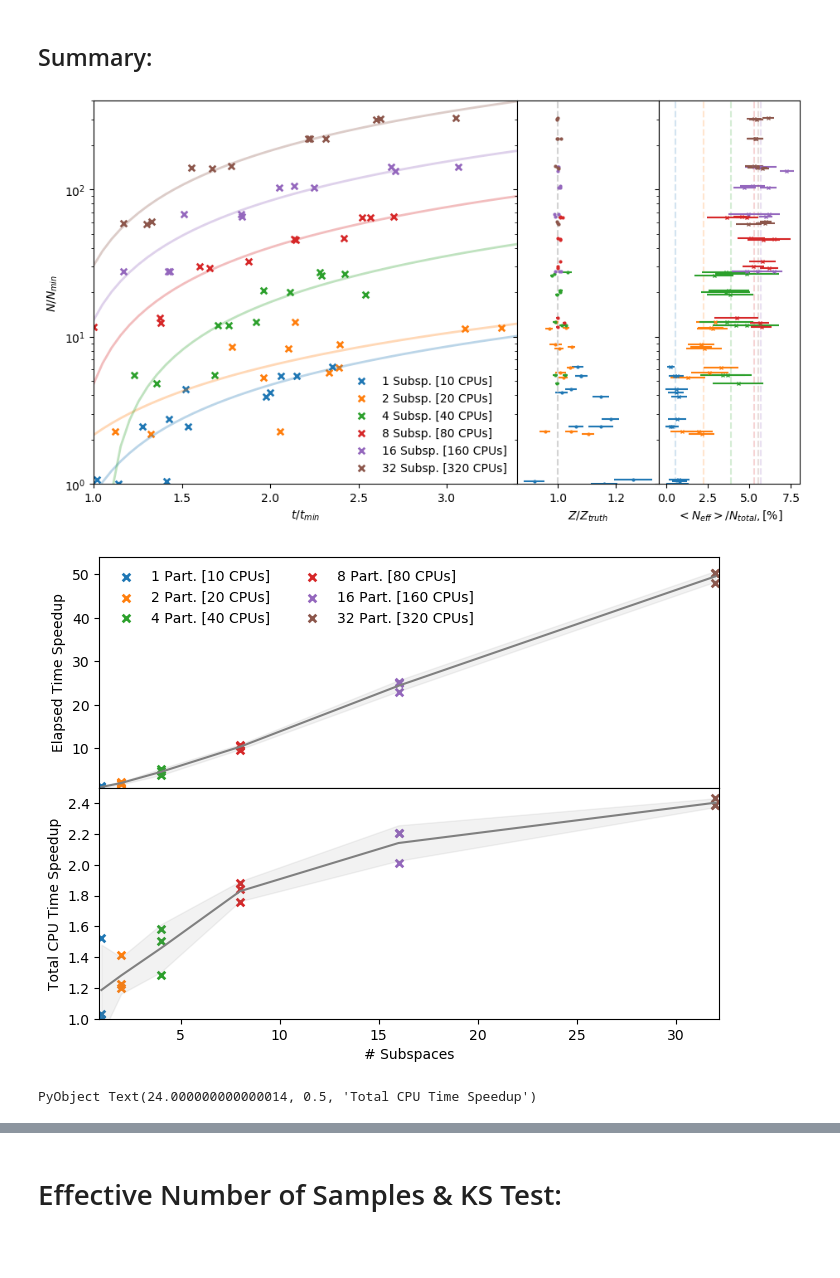
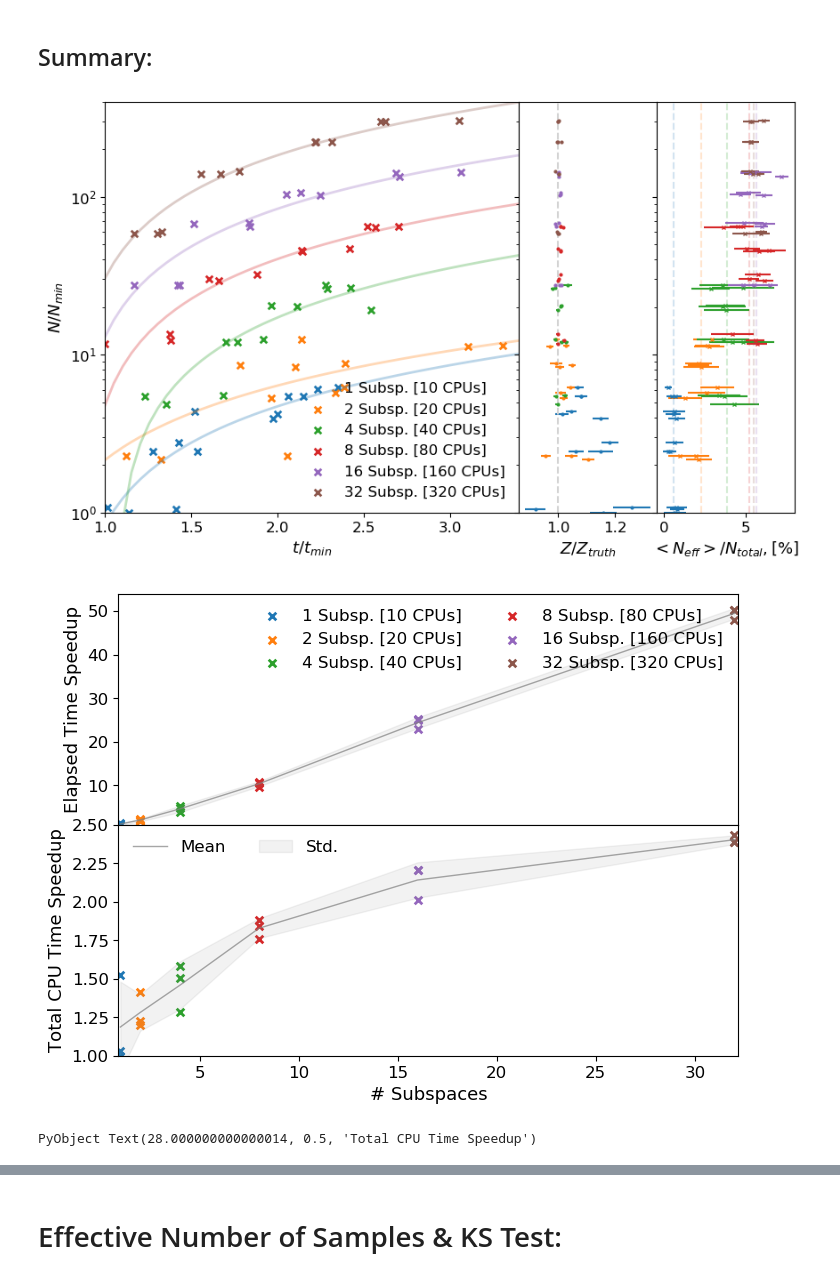
Before and after one commit to VasylHafych/Parallel_Sampling, a Jupyter notebook: notebooks/6-Benchmark-3.ipynb, the cells around one changed output, grey strips where cells are left out. Drawn from its saved outputs; the diff is of its cells as text; code cells hidden in the pictures; blank space fills up the shorter version.

```diff
--- a/notebooks/6-Benchmark-3.ipynb
+++ b/notebooks/6-Benchmark-3.ipynb
@@ -24,6 +22,19 @@ Plots.PyPlotBackend()
 using PyPlot
 # %%
 using BAT
+# %%
+SMALL_SIZE = 12
+MEDIUM_SIZE = 13
+BIGGER_SIZE = 13
+
+plt.rc("font", size=SMALL_SIZE)          # controls default text sizes
+plt.rc("axes", titlesize=SMALL_SIZE)     # fontsize of the axes title
+plt.rc("axes", labelsize=MEDIUM_SIZE)    # fontsize of the x and y labels
+plt.rc("xtick", labelsize=SMALL_SIZE)    # fontsize of the tick labels
+plt.rc("ytick", labelsize=SMALL_SIZE)    # fontsize of the tick labels
+plt.rc("legend", fontsize=SMALL_SIZE)    # legend fontsize
+plt.rc("figure", titlesize=BIGGER_SIZE)  # fontsize of the figure title
+# plt.rc("text", usetex=true)
 # %% [markdown]
 ## Functions:
 # %%
@@ -285,7 +331,7 @@ PyObject Text(0.5, 24.999999999999996, 'Wall-clock time [s]')
 min_nsamples = minimum(summary_table.n_samples)
 min_time = minimum(summary_table.wc_total_time)
 
-fig, (ax, ax2, ax3) = plt.subplots(1,3, figsize=(11,6), sharey=true, gridspec_kw=Dict("width_ratios"=> [3, 1, 1]))
+fig, (ax, ax2, ax3) = plt.subplots(1,3, figsize=(10,6), sharey=true, gridspec_kw=Dict("width_ratios"=> [3, 1, 1]))
 
 fig.subplots_adjust(hspace=0.00, wspace=0.00)
 
@@ -313,34 +359,37 @@ for (w_i, w_n) in enumerate(sort(unique(summary_table.n_subspaces)))
         markersize=4, lw=1.5,
         fmt = ".",
         color = colors,
         uplims=true, lolims=true,
         xerr = summary_table.integrals_err[mask],)
 
     n_eff_f = mean.(stat_tests.eff_n_samples[mask] ./ stat_tests.n_samples[mask]) .* 100
     n_eff_σ = std.(stat_tests.eff_n_samples[mask] ./ stat_tests.n_samples[mask]) .* 100
     f_samples = stat_tests.n_samples[mask] ./ min_nsamples
 
     ax3.errorbar(n_eff_f, f_samples, markersize=3, lw=1.5,
         fmt = "x", alpha=1.,
         color = colors,
         uplims=true, lolims=true,
         xerr = n_eff_σ,)
 
     ax3.vlines([mean(n_eff_f)], 1, 400, linestyle = "--", alpha=0.2, color=colors)
 
 end
 
 ax2.vlines([1], 1, 400, linestyle = "--", color="lightgray")
 ax.set_ylim(1,400)
 ax.set_xlim(1,3.4)
 ax.set_ylabel(L"N / N_{min}")
 ax.set_xlabel(L"t/t_{min}")
 ax2.set_xlabel(L"Z \slash Z_{truth}")
 ax3.set_xlabel(L"<N_{eff}> \slash N_{total}, [\%]")
 ax.legend(ncol=1, framealpha=0.0)
 ax.set_yscale("log")
+
+
+# fig.savefig("../plots/fig-c.pdf", bbox_inches = "tight")
 # %% [output]
-[figure, old version]
+[figure, new version]
 # %%
 time_point = 3
 mask_point = summary_table.ind_2 .== time_point
@@ -373,19 +422,20 @@ for (w_i, w_n) in enumerate(sort(unique(summary_table.n_subspaces)))
     colors = PyPlot.ColorMap("tab10").colors[w_i]
     ax2.scatter(summary_table.n_subspaces[mask], cpu_speedup[mask],
     marker = "x", s=30, lw=2,
-        color = colors, label="$w_n Part. [$(w_n*10) CPUs]")
+        color = colors)
 
     ax.scatter(summary_table.n_subspaces[mask], wc_speedup[mask],
     marker = "x", s=30, lw=2,
-        color = colors, label="$w_n Part. [$(w_n*10) CPUs]")
+        color = colors, label="$w_n Subsp. [$(w_n*10) CPUs]")
 
 end
 
-ax2.plot(x,cpu_μ, alpha=1, color="gray", )
-ax2.fill_between(x,cpu_μ .- cpu_σ, cpu_μ .+ cpu_σ, alpha=0.1, color="gray", )
-ax.plot(x,wc_μ, alpha=1, color="gray", )
+ax2.plot(x,cpu_μ, alpha=0.7, lw=1, color="gray", label="Mean")
+ax2.fill_between(x,cpu_μ .- cpu_σ, cpu_μ .+ cpu_σ, alpha=0.1, color="gray", label="Std.")
+ax.plot(x,wc_μ, alpha=0.7, lw=1, color="gray", )
 ax.fill_between(x,wc_μ .- wc_σ, wc_μ .+ wc_σ, alpha=0.1, color="gray", )
 
+ax2.legend(ncol=2, framealpha=0.0)
 ax.legend(ncol=2, framealpha=0.0)
 ax.set_xlim(0.9, 32.2)
 ax.set_ylim(1, 54)
@@ -393,9 +443,11 @@ ax2.set_ylim(1,2.5)
 ax.set_ylabel("Elapsed Time Speedup")
 ax2.set_xlabel("# Subspaces")
 ax2.set_ylabel("Total CPU Time Speedup")
+
+# fig.savefig("../plots/fig-d.pdf", bbox_inches = "tight")
 # %% [output]
-[figure, old version]
+[figure, new version]
-PyObject Text(24.000000000000014, 0.5, 'Total CPU Time Speedup')
+PyObject Text(28.000000000000014, 0.5, 'Total CPU Time Speedup')
 # %%
 # time_point = 3
 # mask_point = (summary_table.ind_2 .== 1) .+ (summary_table.ind_2 .== 2)
```
Also changed, not shown: parts of 13 cells of this notebook, 8 other files.
